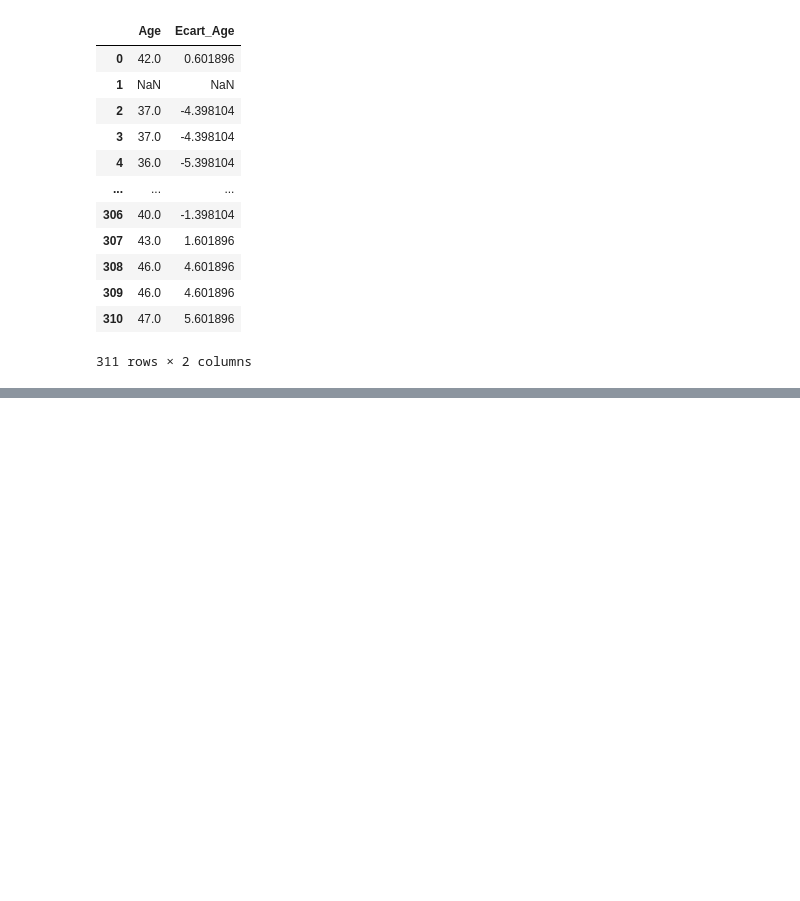
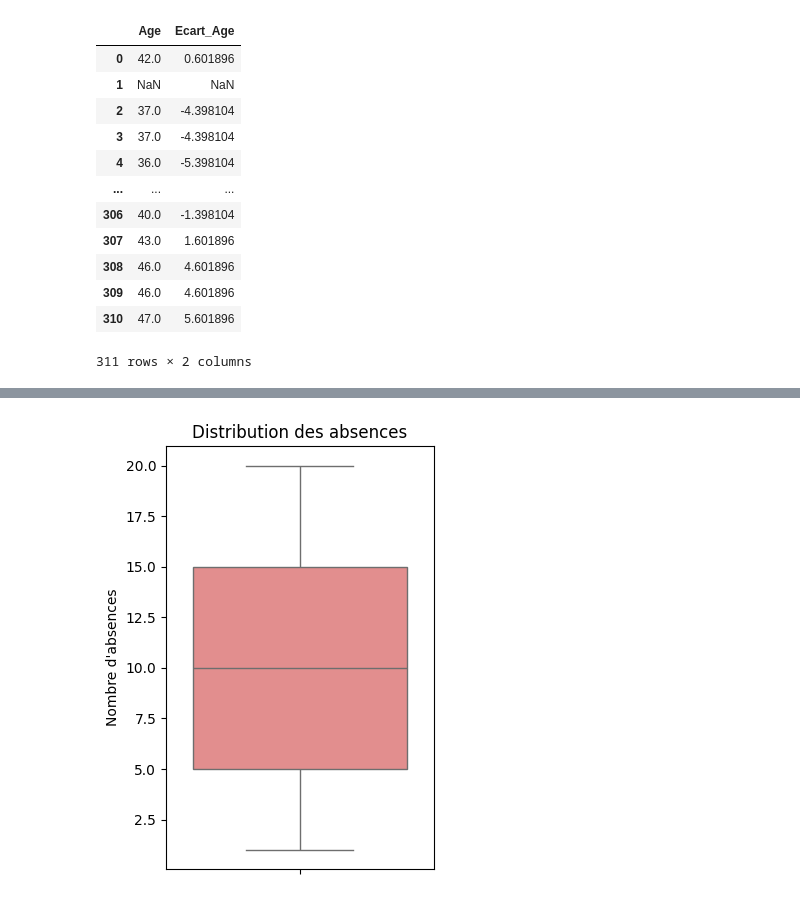
Before and after one commit to Azz-ben/Explorer-et-comprendre-les-performances-des-employ-, a Jupyter notebook: 112project.ipynb, the cells around one changed output, grey strips where cells are left out. Cells and saved outputs as stored; diff of their text form; code cells hidden in the pictures; blank space fills up the shorter version.

```diff
--- a/112project.ipynb
+++ b/112project.ipynb
@@ -410,0 +499,10 @@ Age max : 50.0
+# %%
+plt.subplot(1, 2, 2)
+sns.boxplot(y="Absences", data=cols_to_use, color="lightcoral")
+plt.title("Distribution des absences")
+plt.ylabel("Nombre d'absences")
+plt.xlabel("")
+plt.tight_layout()
+plt.show()
+# %% [output]
+[figure, added]
```
Also changed, not shown: parts of 20 cells of this notebook.
